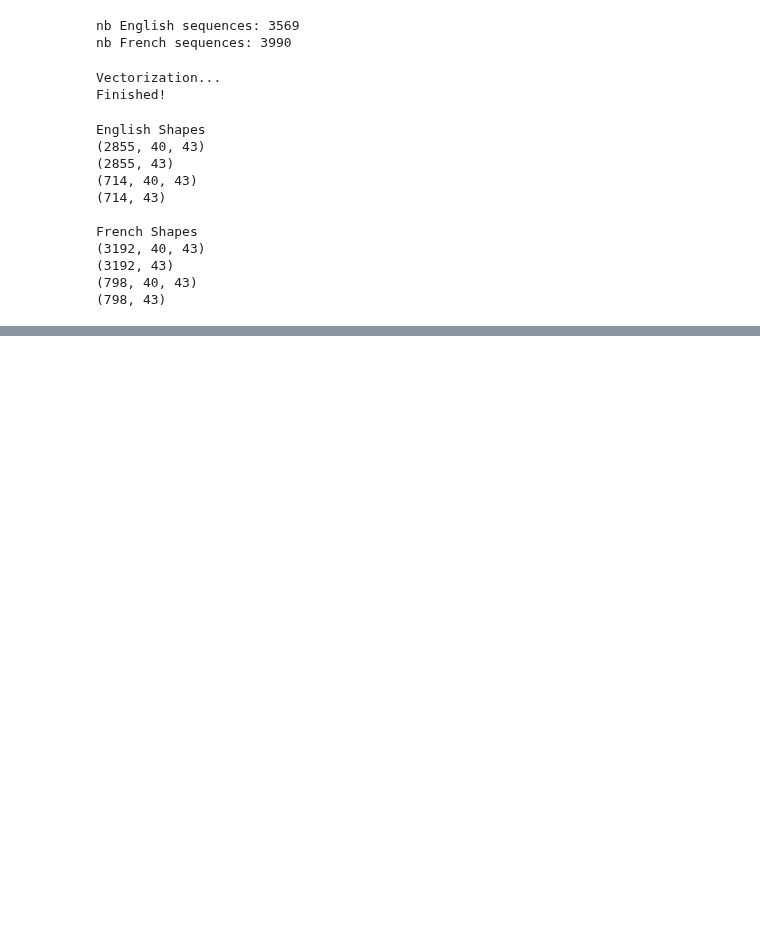
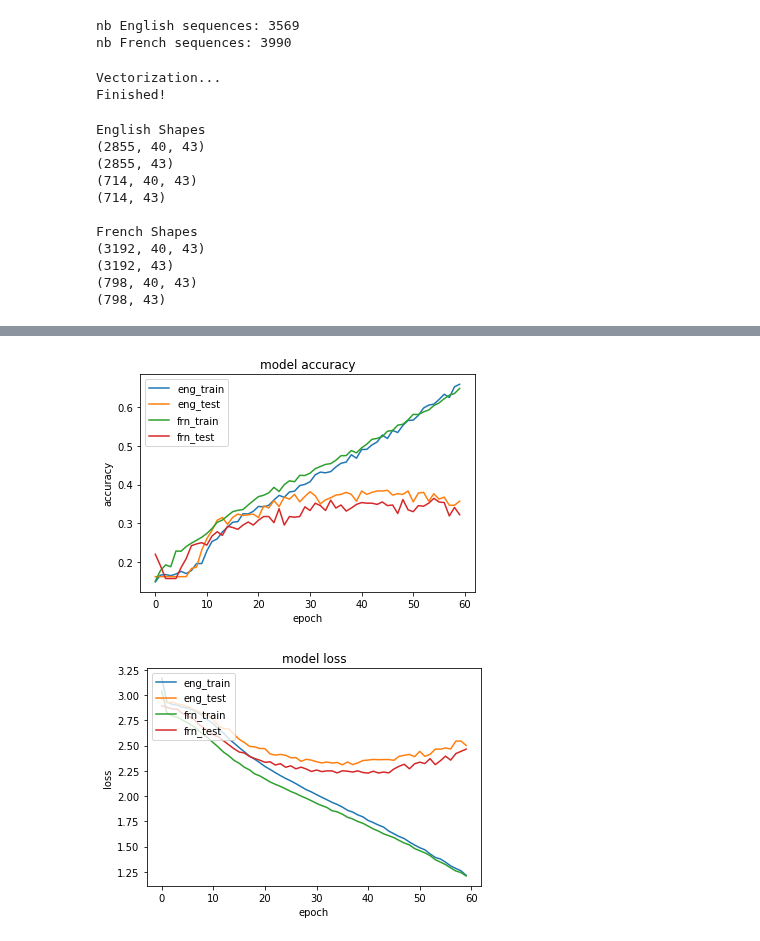
Before and after one commit to ad1m/Language_Detection, a Jupyter notebook: CS 6240 - Project 2-Ravish.ipynb, the cells around one changed output, grey strips where cells are left out. Cells and saved outputs as stored; diff of their text form; code cells hidden in the pictures; blank space fills up the shorter version.

Commit message:
Completed LSTM training and testing"

```diff
--- a/CS 6240 - Project 2-Ravish.ipynb
+++ b/CS 6240 - Project 2-Ravish.ipynb
@@ -134,12 +182,12 @@ French Shapes
 def build_model(chars):
     print('Build model...')
     model = Sequential()
-    model.add(LSTM(128, input_shape=(maxlen, larger_len)))
-    model.add(Dense(larger_len))
+    model.add(LSTM(128, input_shape=(None, char_len)))
+    model.add(Dense(char_len))
     model.add(Activation('softmax'))
 
-    optimizer = RMSprop(lr=0.01)
-    model.compile(loss='categorical_crossentropy', optimizer=optimizer)
+    optimizer = RMSprop(lr=0.0001)
+    model.compile(loss='categorical_crossentropy', optimizer=optimizer, metrics=['accuracy', 'mse', 'mae']);
     return model
 
 english_model = build_model(english_chars)
@@ -149,6 +198,6 @@ Build model...
 # %%
 history_english = english_model.fit(english_train_x, english_train_y,
-                    #batch_size=128, epochs=5);
+                    batch_size=128, epochs=60, validation_split=0.2, shuffle=True);
 history_french = french_model.fit(french_train_x, french_train_y,
-                    batch_size=128, epochs=5);
+                    batch_size=128, epochs=60, validation_split=0.2, shuffle=True);
 # %% [output]
@@ -175,0 +249,32 @@ array([False, False, False, False, False, False, False, False, False,
+# %%
+# summarize history for accuracy
+plt.plot(history_english.history['acc'])
+plt.plot(history_english.history['val_acc'])
+
+plt.plot(history_french.history['acc'])
+plt.plot(history_french.history['val_acc'])
+
+plt.title('model accuracy')
+plt.ylabel('accuracy')
+plt.xlabel('epoch')
+plt.legend(['eng_train', 'eng_test', 'frn_train', 'frn_test'], loc='upper left')
+plt.savefig('accuracy_e_60___lr_0.001.png')
+
+plt.show()
+# summarize history for loss
+plt.plot(history_english.history['loss'])
+plt.plot(history_english.history['val_loss'])
+
+plt.plot(history_french.history['loss'])
+plt.plot(history_french.history['val_loss'])
+
+plt.title('model loss')
+plt.ylabel('loss')
+plt.xlabel('epoch')
+plt.legend(['eng_train', 'eng_test', 'frn_train', 'frn_test'], loc='upper left')
+plt.savefig('loss_e_60___lr_0.001.png')
+
+plt.show()
+# %% [output]
+[figure, added]
+[figure, added]
```
Also changed, not shown: parts of 16 cells of this notebook, 5 other files.
